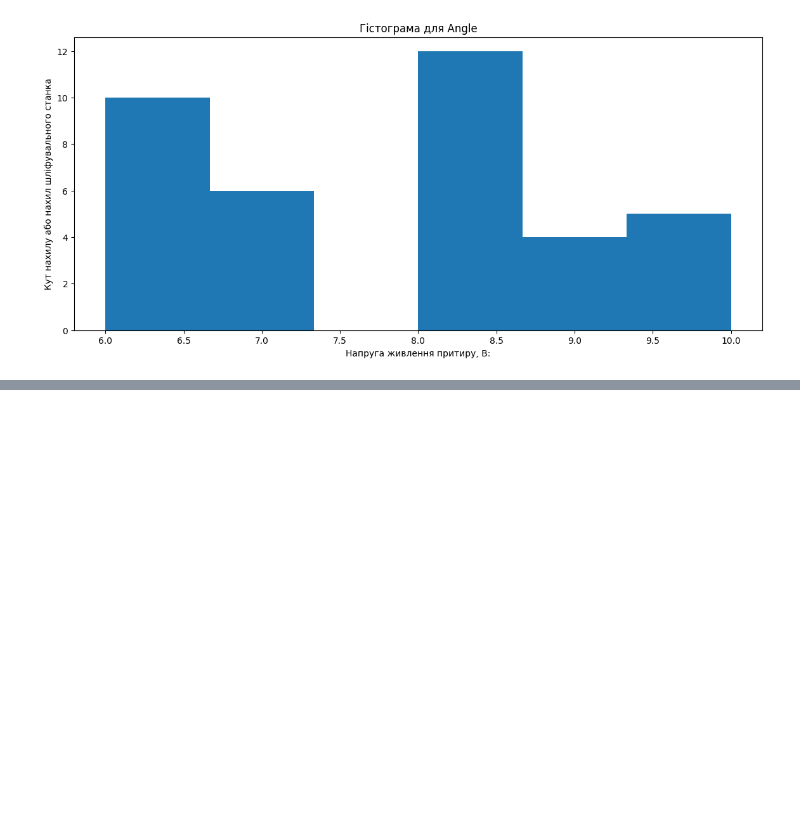
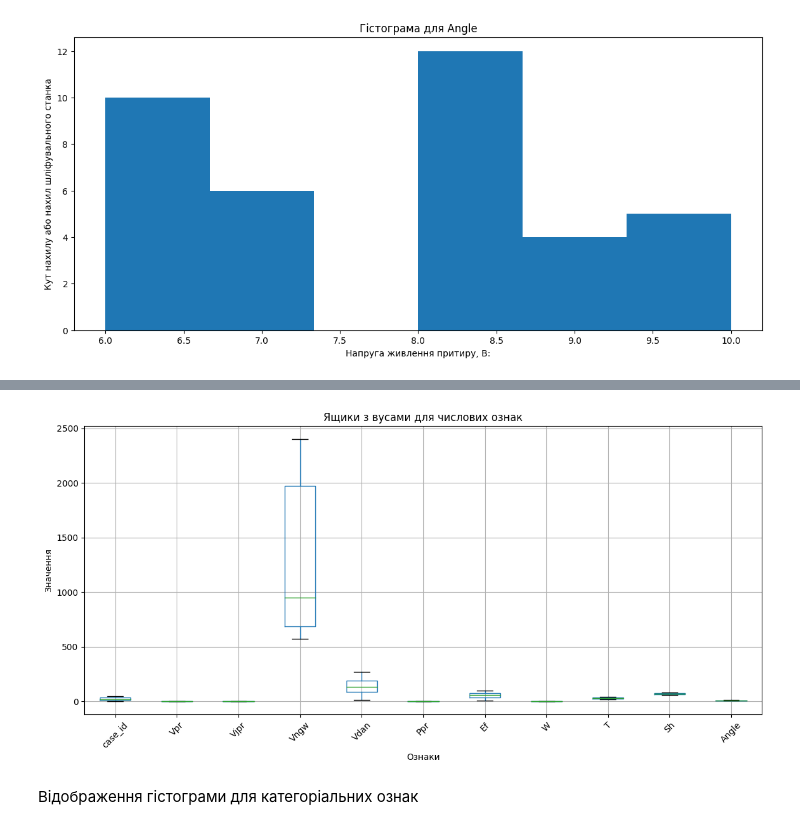
Before and after one commit to IrynaBarnych/AI_EX, a Jupyter notebook: exam/Екзамен.ipynb, the cells around one changed output, grey strips where cells are left out. Cells and saved outputs as stored; diff of their text form; code cells hidden in the pictures; blank space fills up the shorter version.

```diff
--- a/exam/Екзамен.ipynb
+++ b/exam/Екзамен.ipynb
@@ -298,0 +341,12 @@ for column_name in df.columns:
+# %%
+# Відображення ящиків з вусами для всіх числових ознак
+plt.figure(figsize=(14, 6))
+df.boxplot(rot=45)
+plt.title('Ящики з вусами для числових ознак')
+plt.ylabel('Значення')
+plt.xlabel('Ознаки')
+plt.show()
+# %% [output]
+[figure, added]
+# %% [markdown]
+Відображення гістограми для категоріальних ознак
```
Also changed, not shown: parts of 11 cells of this notebook.
